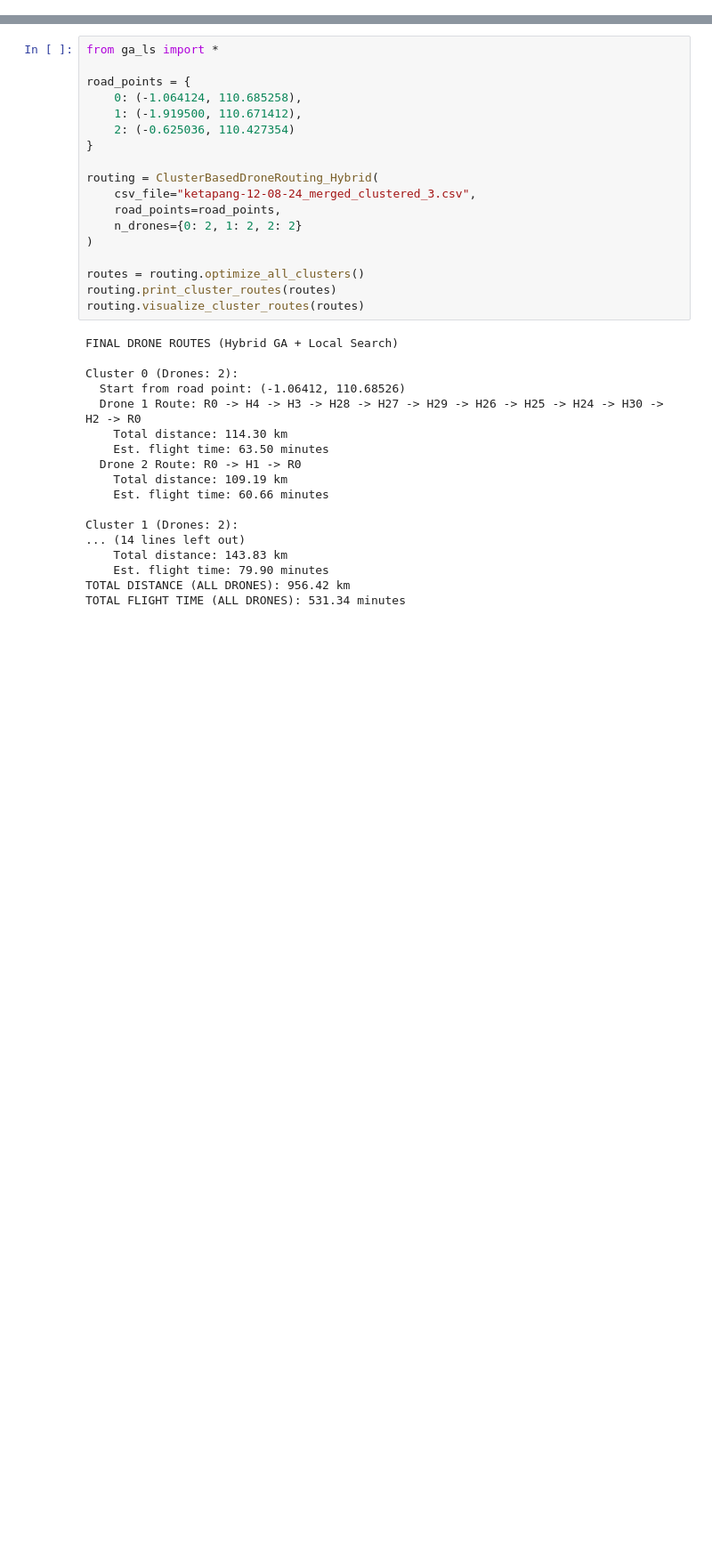
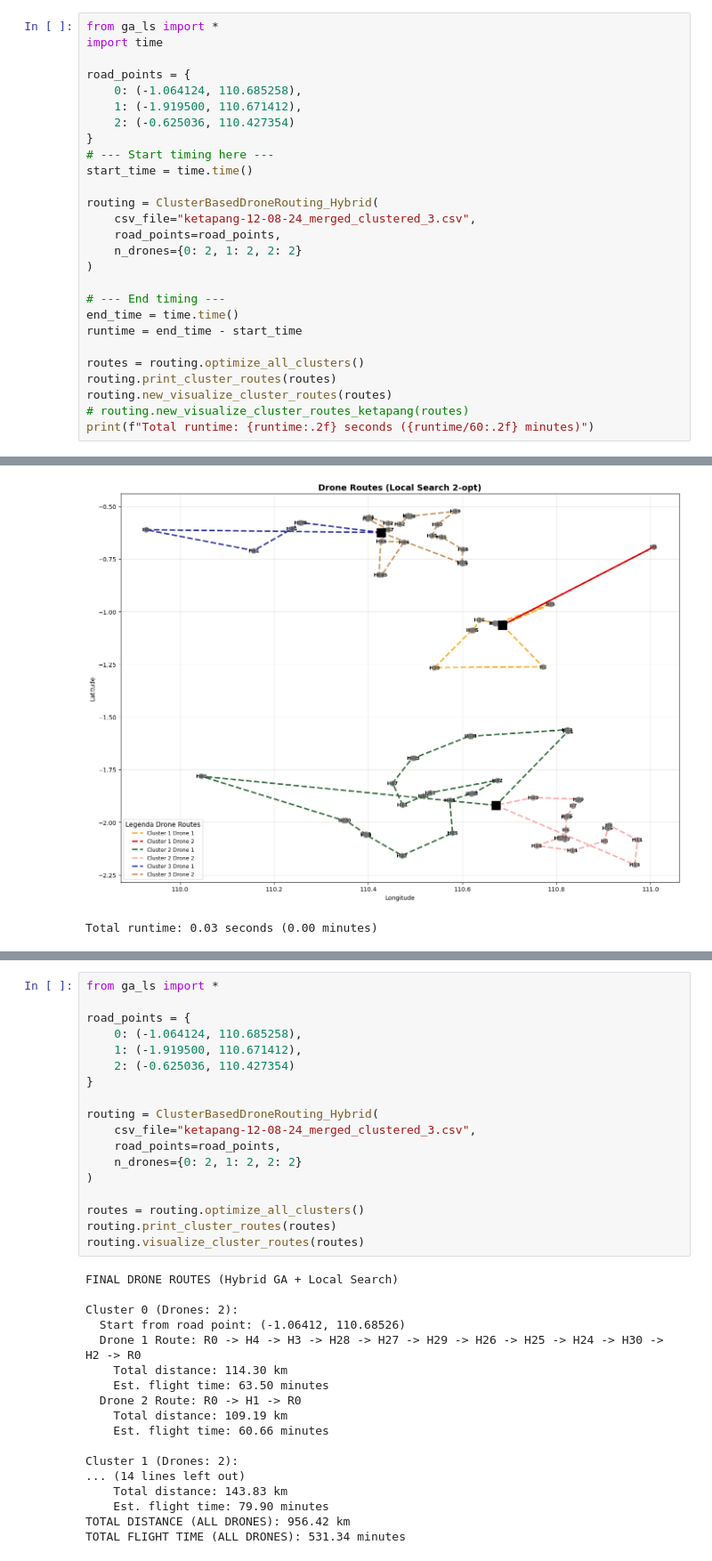
Before and after one commit to koiiiko/softcomp, a Jupyter notebook: hybrid_ga_ls.ipynb, the cells around one changed output, grey strips where cells are left out. Shown at 89% size. Cells and saved outputs as stored; diff of their text form; blank space fills up the shorter version.

```diff
--- a/hybrid_ga_ls.ipynb
+++ b/hybrid_ga_ls.ipynb
@@ -0,0 +52,28 @@
+# %%
+from ga_ls import *
+import time
+
+road_points = {
+    0: (-1.064124, 110.685258),
+    1: (-1.919500, 110.671412),
+    2: (-0.625036, 110.427354)
+}
+# --- Start timing here ---
+start_time = time.time()
+
+routing = ClusterBasedDroneRouting_Hybrid(
+    csv_file="ketapang-12-08-24_merged_clustered_3.csv",
+    road_points=road_points,
+    n_drones={0: 2, 1: 2, 2: 2}
+)
+
+# --- End timing ---
+end_time = time.time()
+runtime = end_time - start_time
+
+routes = routing.optimize_all_clusters()
+routing.print_cluster_routes(routes)
+routing.new_visualize_cluster_routes(routes)
+# routing.new_visualize_cluster_routes_ketapang(routes)
+print(f"Total runtime: {runtime:.2f} seconds ({runtime/60:.2f} minutes)")
+# %% [output]
@@ -0,0 +97,2 @@
+[figure, added]
+Total runtime: 0.03 seconds (0.00 minutes)
```
Also changed, not shown: parts of 24 cells of this notebook, 13 other files.
